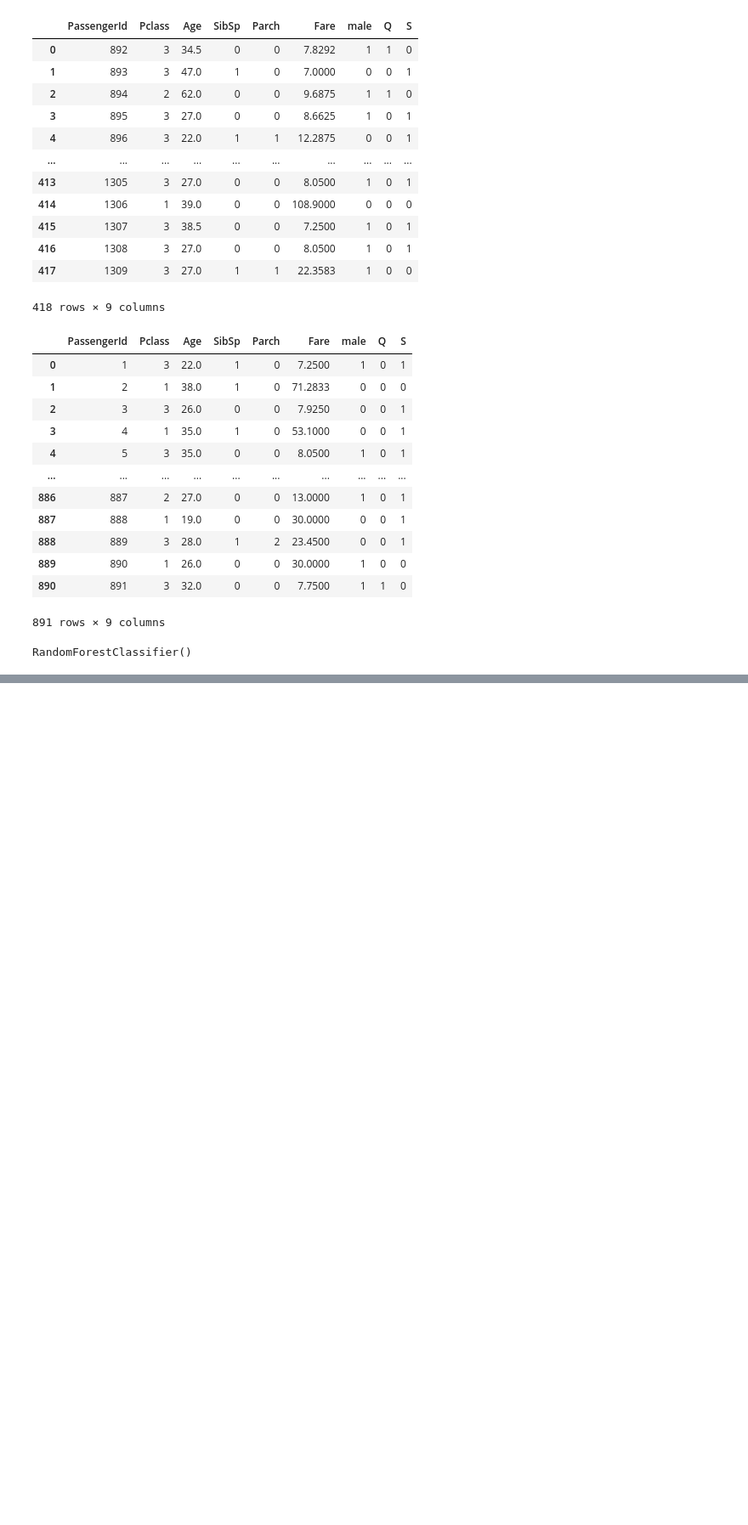
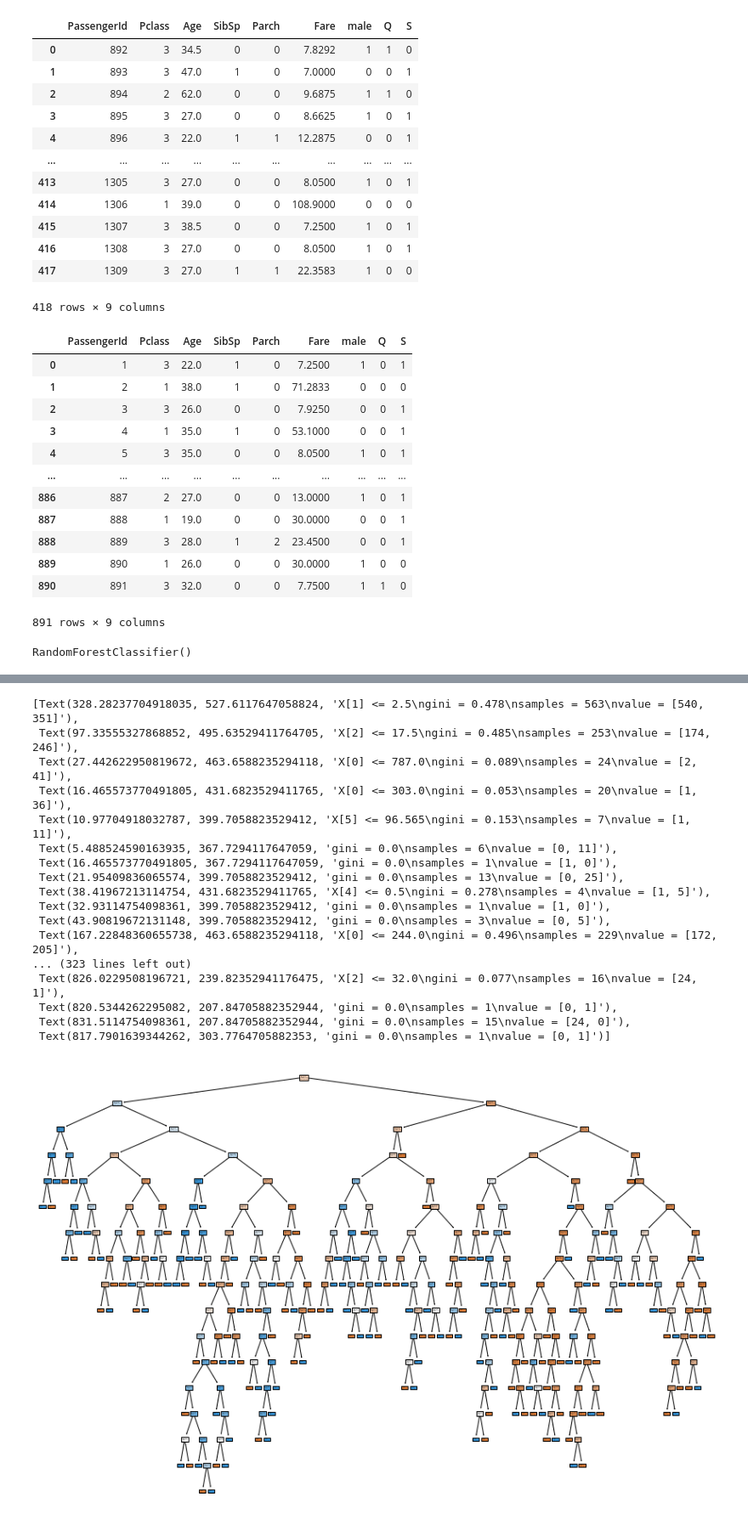
Before and after one commit to jar8-stack/parcial3_proyecto2_edson, a Jupyter notebook: Random Forest.ipynb, the cells around one changed output, grey strips where cells are left out. Shown: that part at 85% size. Saved outputs shown, nothing was run; the diff lists cells and outputs as text; code cells hidden in the pictures; blank space fills up the shorter version.

```diff
--- a/Random Forest.ipynb
+++ b/Random Forest.ipynb
@@ -541,0 +563,22 @@ Text(69.0, 0.5, 'Truth')
+# %%
+plt.figure(figsize=(15,10))
+tree.plot_tree(model.estimators_[2],filled=True)
+# %% [output]
+[Text(328.28237704918035, 527.6117647058824, 'X[1] <= 2.5\ngini = 0.478\nsamples = 563\nvalue = [540, 351]'),
+ Text(97.33555327868852, 495.63529411764705, 'X[2] <= 17.5\ngini = 0.485\nsamples = 253\nvalue = [174, 246]'),
+ Text(27.442622950819672, 463.6588235294118, 'X[0] <= 787.0\ngini = 0.089\nsamples = 24\nvalue = [2, 41]'),
+ Text(16.465573770491805, 431.6823529411765, 'X[0] <= 303.0\ngini = 0.053\nsamples = 20\nvalue = [1, 36]'),
+ Text(10.97704918032787, 399.7058823529412, 'X[5] <= 96.565\ngini = 0.153\nsamples = 7\nvalue = [1, 11]'),
+ Text(5.488524590163935, 367.7294117647059, 'gini = 0.0\nsamples = 6\nvalue = [0, 11]'),
+ Text(16.465573770491805, 367.7294117647059, 'gini = 0.0\nsamples = 1\nvalue = [1, 0]'),
+ Text(21.95409836065574, 399.7058823529412, 'gini = 0.0\nsamples = 13\nvalue = [0, 25]'),
+ Text(38.41967213114754, 431.6823529411765, 'X[4] <= 0.5\ngini = 0.278\nsamples = 4\nvalue = [1, 5]'),
+ Text(32.93114754098361, 399.7058823529412, 'gini = 0.0\nsamples = 1\nvalue = [1, 0]'),
+ Text(43.90819672131148, 399.7058823529412, 'gini = 0.0\nsamples = 3\nvalue = [0, 5]'),
+ Text(167.22848360655738, 463.6588235294118, 'X[0] <= 244.0\ngini = 0.496\nsamples = 229\nvalue = [172, 205]'),
+... (323 lines left out)
+ Text(826.0229508196721, 239.82352941176475, 'X[2] <= 32.0\ngini = 0.077\nsamples = 16\nvalue = [24, 1]'),
+ Text(820.5344262295082, 207.84705882352944, 'gini = 0.0\nsamples = 1\nvalue = [0, 1]'),
+ Text(831.5114754098361, 207.84705882352944, 'gini = 0.0\nsamples = 15\nvalue = [24, 0]'),
+ Text(817.7901639344262, 303.7764705882353, 'gini = 0.0\nsamples = 1\nvalue = [0, 1]')]
+[figure, added]
```
Also changed, not shown: parts of 5 cells of this notebook, 1 other file.
